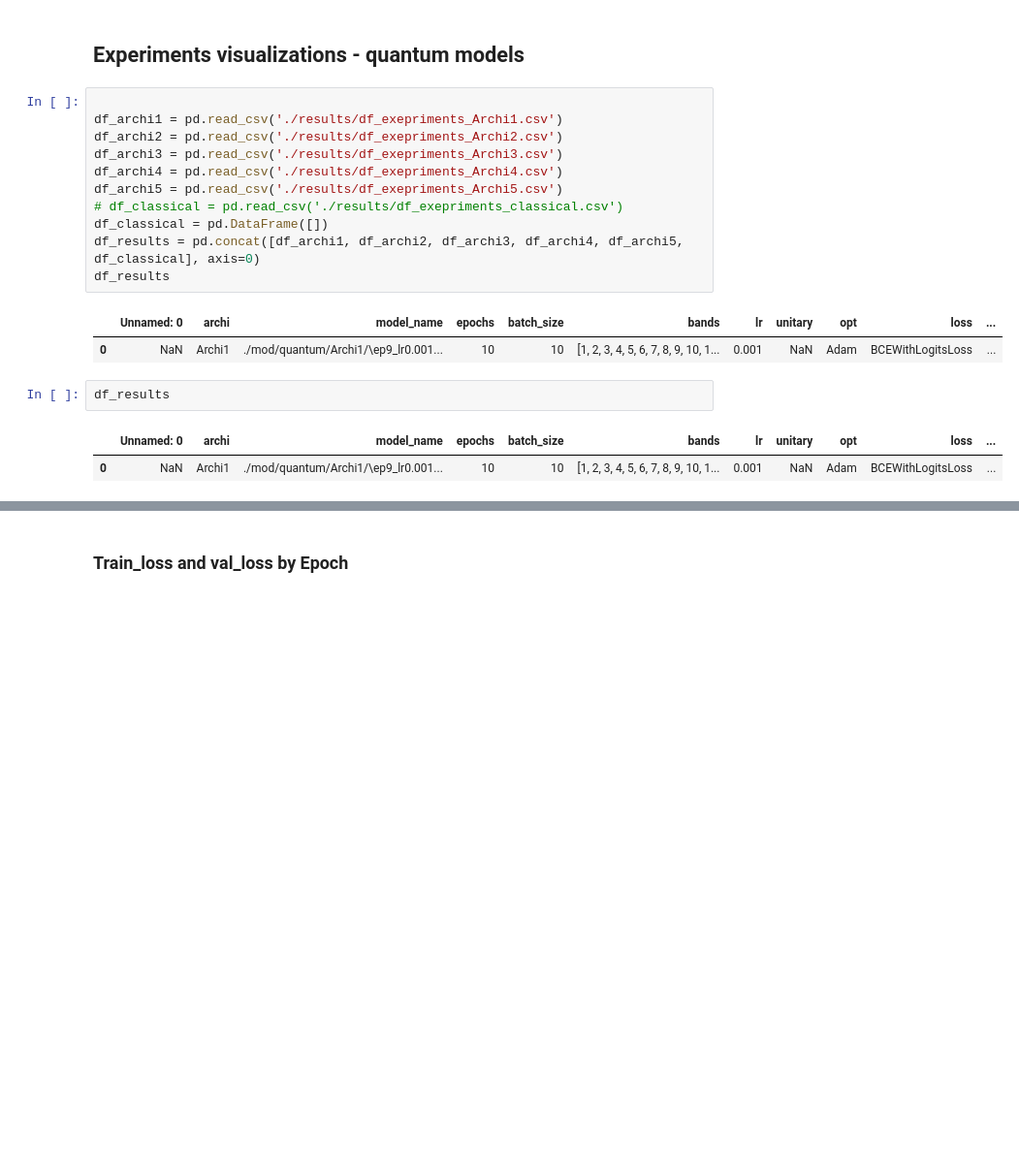
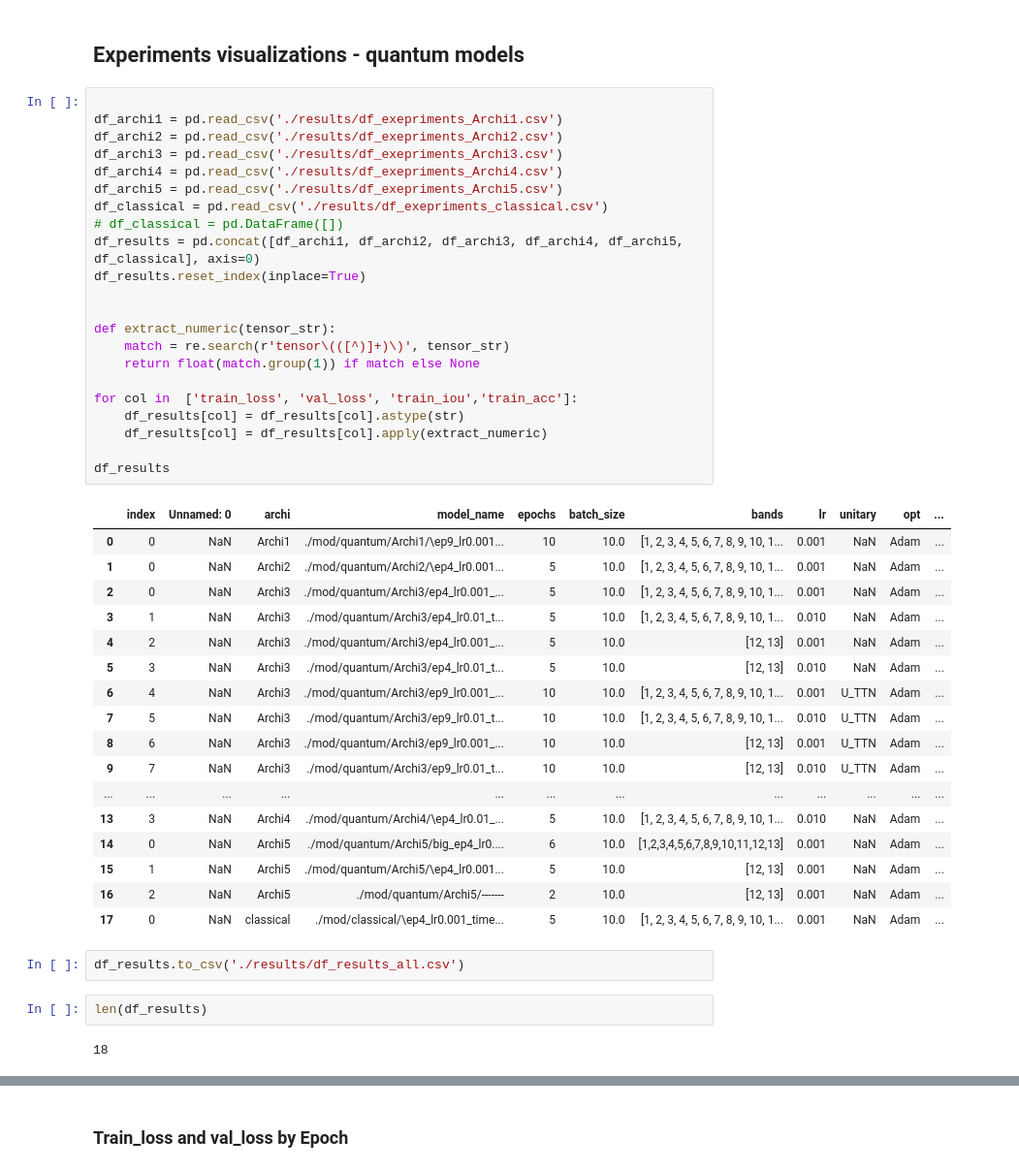
Before and after one commit to Belkadi-widad/QuantaMinds, a Jupyter notebook: src/Results_visualizations.ipynb, the cells around one changed output, grey strips where cells are left out. Shown: that part at 97% size. Saved outputs shown, nothing was run; the diff lists cells and outputs as text; blank space fills up the shorter version.

```diff
--- a/src/Results_visualizations.ipynb
+++ b/src/Results_visualizations.ipynb
@@ -18,22 +18,49 @@ PATH_S_TEST=os.getcwd()+"/data/DataTest/output_matrix/"
 # %%
 
 df_archi1 = pd.read_csv('./results/df_exepriments_Archi1.csv')
 df_archi2 = pd.read_csv('./results/df_exepriments_Archi2.csv')
 df_archi3 = pd.read_csv('./results/df_exepriments_Archi3.csv')
 df_archi4 = pd.read_csv('./results/df_exepriments_Archi4.csv')
 df_archi5 = pd.read_csv('./results/df_exepriments_Archi5.csv')
-# df_classical = pd.read_csv('./results/df_exepriments_classical.csv')
-df_classical = pd.DataFrame([])
+df_classical = pd.read_csv('./results/df_exepriments_classical.csv')
+# df_classical = pd.DataFrame([])
 df_results = pd.concat([df_archi1, df_archi2, df_archi3, df_archi4, df_archi5, df_classical], axis=0)
+df_results.reset_index(inplace=True)
+
+
+def extract_numeric(tensor_str):
+    match = re.search(r'tensor\(([^)]+)\)', tensor_str)
+    return float(match.group(1)) if match else None
+
+for col in  ['train_loss', 'val_loss', 'train_iou','train_acc']:
+    df_results[col] = df_results[col].astype(str)
+    df_results[col] = df_results[col].apply(extract_numeric)
+
 df_results
 # %% [output]
-|  | Unnamed: 0 | archi | model_name | epochs | batch_size | bands | lr | unitary | opt | loss | ... |
-| 0 | NaN | Archi1 | ./mod/quantum/Archi1/\ep9_lr0.001... | 10 | 10 | [1, 2, 3, 4, 5, 6, 7, 8, 9, 10, 1... | 0.001 | NaN | Adam | BCEWithLogitsLoss | ... |
+|  | index | Unnamed: 0 | archi | model_name | epochs | batch_size | bands | lr | unitary | opt | ... |
+| 0 | 0 | NaN | Archi1 | ./mod/quantum/Archi1/\ep9_lr0.001... | 10 | 10.0 | [1, 2, 3, 4, 5, 6, 7, 8, 9, 10, 1... | 0.001 | NaN | Adam | ... |
+| 1 | 0 | NaN | Archi2 | ./mod/quantum/Archi2/\ep4_lr0.001... | 5 | 10.0 | [1, 2, 3, 4, 5, 6, 7, 8, 9, 10, 1... | 0.001 | NaN | Adam | ... |
+| 2 | 0 | NaN | Archi3 | ./mod/quantum/Archi3/ep4_lr0.001_... | 5 | 10.0 | [1, 2, 3, 4, 5, 6, 7, 8, 9, 10, 1... | 0.001 | NaN | Adam | ... |
+| 3 | 1 | NaN | Archi3 | ./mod/quantum/Archi3/ep4_lr0.01_t... | 5 | 10.0 | [1, 2, 3, 4, 5, 6, 7, 8, 9, 10, 1... | 0.010 | NaN | Adam | ... |
+| 4 | 2 | NaN | Archi3 | ./mod/quantum/Archi3/ep4_lr0.001_... | 5 | 10.0 | [12, 13] | 0.001 | NaN | Adam | ... |
+| 5 | 3 | NaN | Archi3 | ./mod/quantum/Archi3/ep4_lr0.01_t... | 5 | 10.0 | [12, 13] | 0.010 | NaN | Adam | ... |
+| 6 | 4 | NaN | Archi3 | ./mod/quantum/Archi3/ep9_lr0.001_... | 10 | 10.0 | [1, 2, 3, 4, 5, 6, 7, 8, 9, 10, 1... | 0.001 | U_TTN | Adam | ... |
+| 7 | 5 | NaN | Archi3 | ./mod/quantum/Archi3/ep9_lr0.01_t... | 10 | 10.0 | [1, 2, 3, 4, 5, 6, 7, 8, 9, 10, 1... | 0.010 | U_TTN | Adam | ... |
+| 8 | 6 | NaN | Archi3 | ./mod/quantum/Archi3/ep9_lr0.001_... | 10 | 10.0 | [12, 13] | 0.001 | U_TTN | Adam | ... |
+| 9 | 7 | NaN | Archi3 | ./mod/quantum/Archi3/ep9_lr0.01_t... | 10 | 10.0 | [12, 13] | 0.010 | U_TTN | Adam | ... |
+| ... | ... | ... | ... | ... | ... | ... | ... | ... | ... | ... | ... |
+| 13 | 3 | NaN | Archi4 | ./mod/quantum/Archi4/\ep4_lr0.01_... | 5 | 10.0 | [1, 2, 3, 4, 5, 6, 7, 8, 9, 10, 1... | 0.010 | NaN | Adam | ... |
+| 14 | 0 | NaN | Archi5 | ./mod/quantum/Archi5/big_ep4_lr0.... | 6 | 10.0 | [1,2,3,4,5,6,7,8,9,10,11,12,13] | 0.001 | NaN | Adam | ... |
+| 15 | 1 | NaN | Archi5 | ./mod/quantum/Archi5/\ep4_lr0.001... | 5 | 10.0 | [12, 13] | 0.001 | NaN | Adam | ... |
+| 16 | 2 | NaN | Archi5 | ./mod/quantum/Archi5/------- | 2 | 10.0 | [12, 13] | 0.001 | NaN | Adam | ... |
+| 17 | 0 | NaN | classical | ./mod/classical/\ep4_lr0.001_time... | 5 | 10.0 | [1, 2, 3, 4, 5, 6, 7, 8, 9, 10, 1... | 0.001 | NaN | Adam | ... |
-# %%
-df_results
-# %% [output]
-|  | Unnamed: 0 | archi | model_name | epochs | batch_size | bands | lr | unitary | opt | loss | ... |
-| 0 | NaN | Archi1 | ./mod/quantum/Archi1/\ep9_lr0.001... | 10 | 10 | [1, 2, 3, 4, 5, 6, 7, 8, 9, 10, 1... | 0.001 | NaN | Adam | BCEWithLogitsLoss | ... |
+# %%
+df_results.to_csv('./results/df_results_all.csv')
+# %%
+len(df_results)
+# %% [output]
+18
 # %%
 
 def get_best_model(df_result, archi_num, index=0 ):
```
Also changed, not shown: parts of 9 cells of this notebook, 43 other files.
